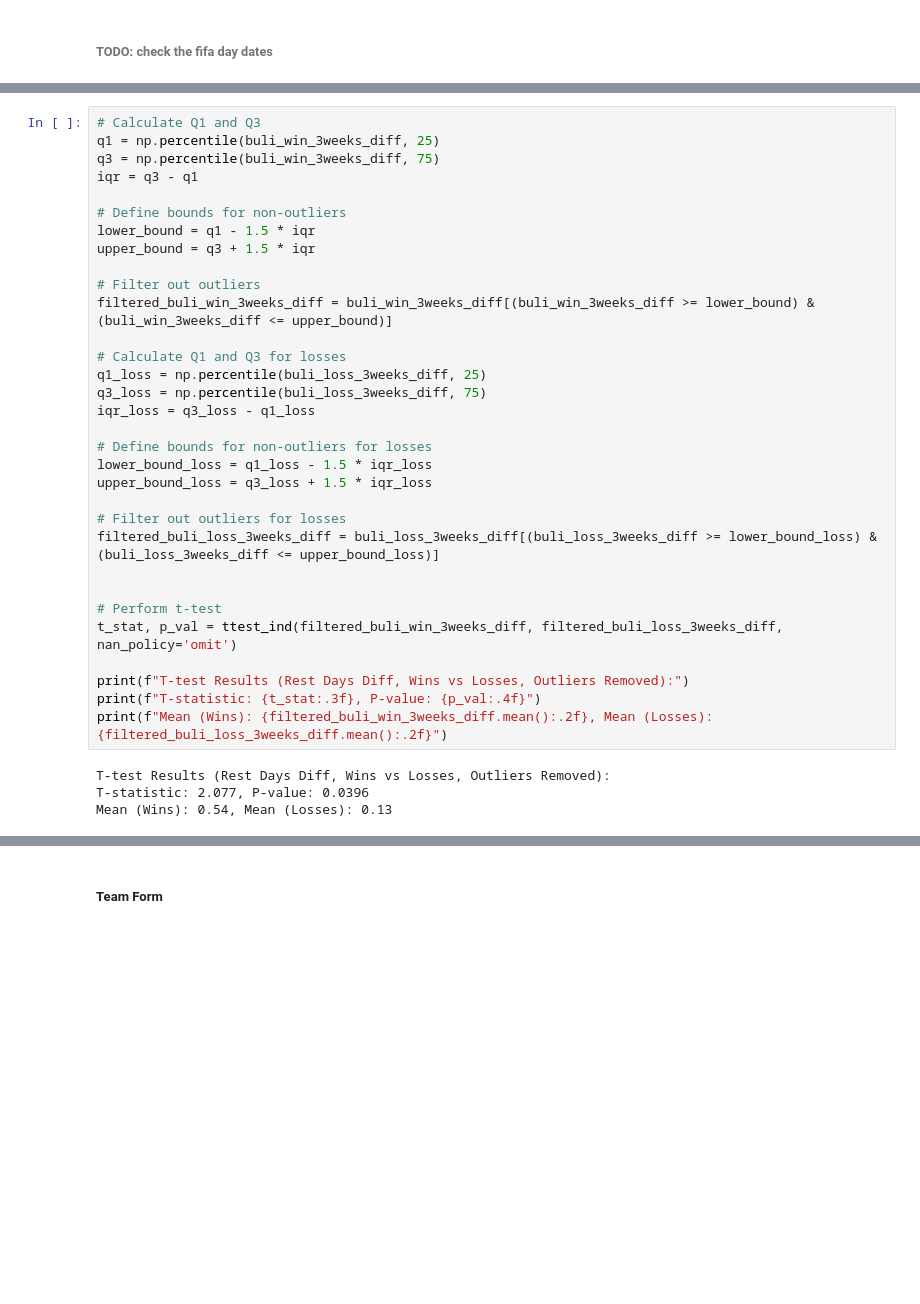
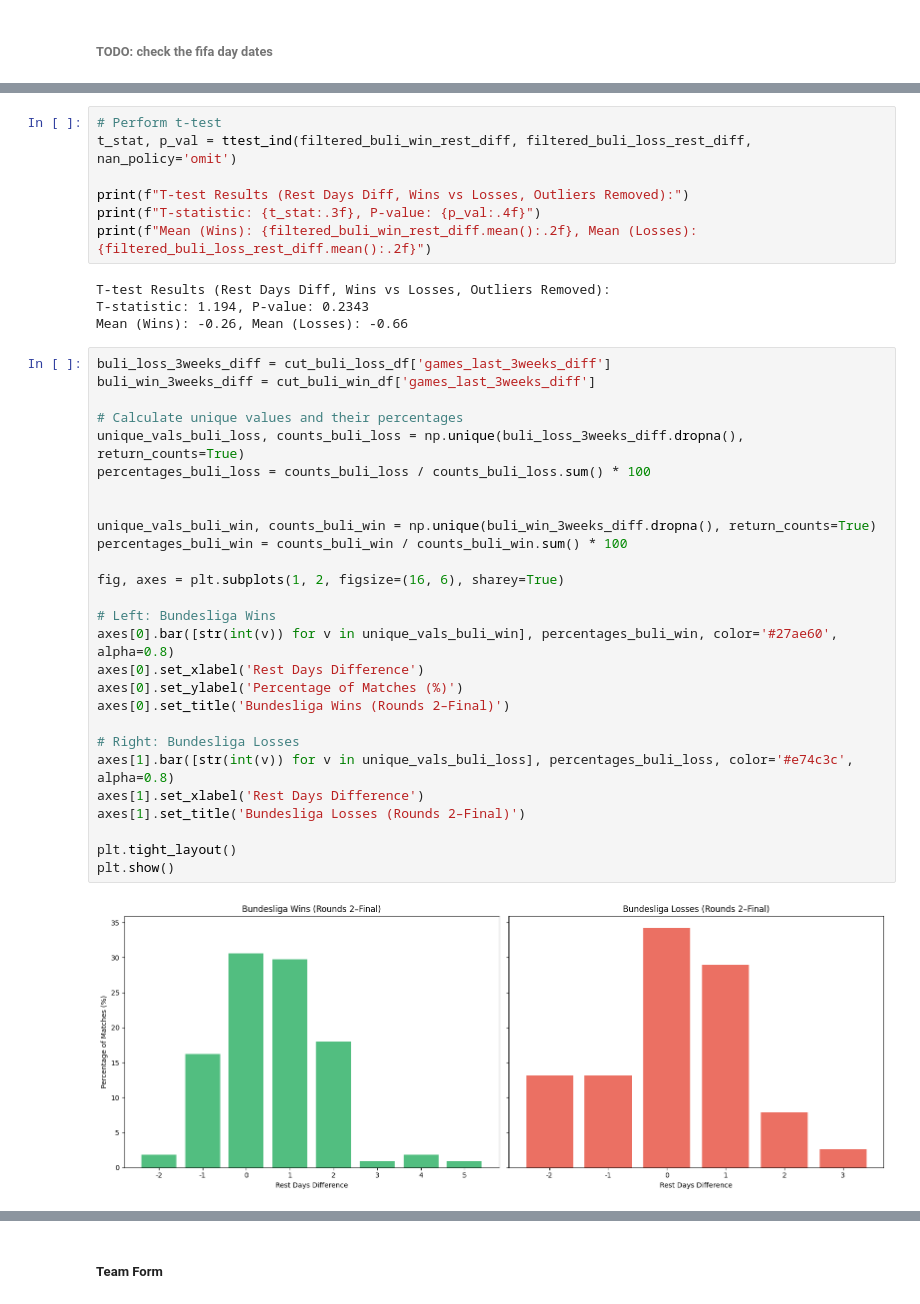
Before and after one commit to armin2080/DFB-Cup, a Jupyter notebook: notebook.ipynb, the cells around one changed output, grey strips where cells are left out. Saved outputs shown, nothing was run; the diff lists cells and outputs as text; blank space fills up the shorter version.

```diff
--- a/notebook.ipynb
+++ b/notebook.ipynb
@@ -1243,36 +1244,40 @@ plt.show()
 # %%
-# Calculate Q1 and Q3
-q1 = np.percentile(buli_win_3weeks_diff, 25)
-q3 = np.percentile(buli_win_3weeks_diff, 75)
-iqr = q3 - q1
-
-# Define bounds for non-outliers
-lower_bound = q1 - 1.5 * iqr
-upper_bound = q3 + 1.5 * iqr
-
-# Filter out outliers
-filtered_buli_win_3weeks_diff = buli_win_3weeks_diff[(buli_win_3weeks_diff >= lower_bound) & (buli_win_3weeks_diff <= upper_bound)]
-
-# Calculate Q1 and Q3 for losses
-q1_loss = np.percentile(buli_loss_3weeks_diff, 25)
-q3_loss = np.percentile(buli_loss_3weeks_diff, 75)
-iqr_loss = q3_loss - q1_loss
-
-# Define bounds for non-outliers for losses
-lower_bound_loss = q1_loss - 1.5 * iqr_loss
-upper_bound_loss = q3_loss + 1.5 * iqr_loss
-
-# Filter out outliers for losses
-filtered_buli_loss_3weeks_diff = buli_loss_3weeks_diff[(buli_loss_3weeks_diff >= lower_bound_loss) & (buli_loss_3weeks_diff <= upper_bound_loss)]
-
-
 # Perform t-test
-t_stat, p_val = ttest_ind(filtered_buli_win_3weeks_diff, filtered_buli_loss_3weeks_diff, nan_policy='omit')
+t_stat, p_val = ttest_ind(filtered_buli_win_rest_diff, filtered_buli_loss_rest_diff, nan_policy='omit')
 
 print(f"T-test Results (Rest Days Diff, Wins vs Losses, Outliers Removed):")
 print(f"T-statistic: {t_stat:.3f}, P-value: {p_val:.4f}")
-print(f"Mean (Wins): {filtered_buli_win_3weeks_diff.mean():.2f}, Mean (Losses): {filtered_buli_loss_3weeks_diff.mean():.2f}")
+print(f"Mean (Wins): {filtered_buli_win_rest_diff.mean():.2f}, Mean (Losses): {filtered_buli_loss_rest_diff.mean():.2f}")
 # %% [output]
 T-test Results (Rest Days Diff, Wins vs Losses, Outliers Removed):
-T-statistic: 2.077, P-value: 0.0396
-Mean (Wins): 0.54, Mean (Losses): 0.13
+T-statistic: 1.194, P-value: 0.2343
+Mean (Wins): -0.26, Mean (Losses): -0.66
+# %%
+buli_loss_3weeks_diff = cut_buli_loss_df['games_last_3weeks_diff']
+buli_win_3weeks_diff = cut_buli_win_df['games_last_3weeks_diff']
+
+# Calculate unique values and their percentages
+unique_vals_buli_loss, counts_buli_loss = np.unique(buli_loss_3weeks_diff.dropna(), return_counts=True)
+percentages_buli_loss = counts_buli_loss / counts_buli_loss.sum() * 100
+
+
+unique_vals_buli_win, counts_buli_win = np.unique(buli_win_3weeks_diff.dropna(), return_counts=True)
+percentages_buli_win = counts_buli_win / counts_buli_win.sum() * 100
+
+fig, axes = plt.subplots(1, 2, figsize=(16, 6), sharey=True)
+
+# Left: Bundesliga Wins
+axes[0].bar([str(int(v)) for v in unique_vals_buli_win], percentages_buli_win, color='#27ae60', alpha=0.8)
+axes[0].set_xlabel('Rest Days Difference')
+axes[0].set_ylabel('Percentage of Matches (%)')
+axes[0].set_title('Bundesliga Wins (Rounds 2–Final)')
+
+# Right: Bundesliga Losses
+axes[1].bar([str(int(v)) for v in unique_vals_buli_loss], percentages_buli_loss, color='#e74c3c', alpha=0.8)
+axes[1].set_xlabel('Rest Days Difference')
+axes[1].set_title('Bundesliga Losses (Rounds 2–Final)')
+
+plt.tight_layout()
+plt.show()
+# %% [output]
+[figure, added]
```
Also changed, not shown: parts of 11 cells of this notebook.
